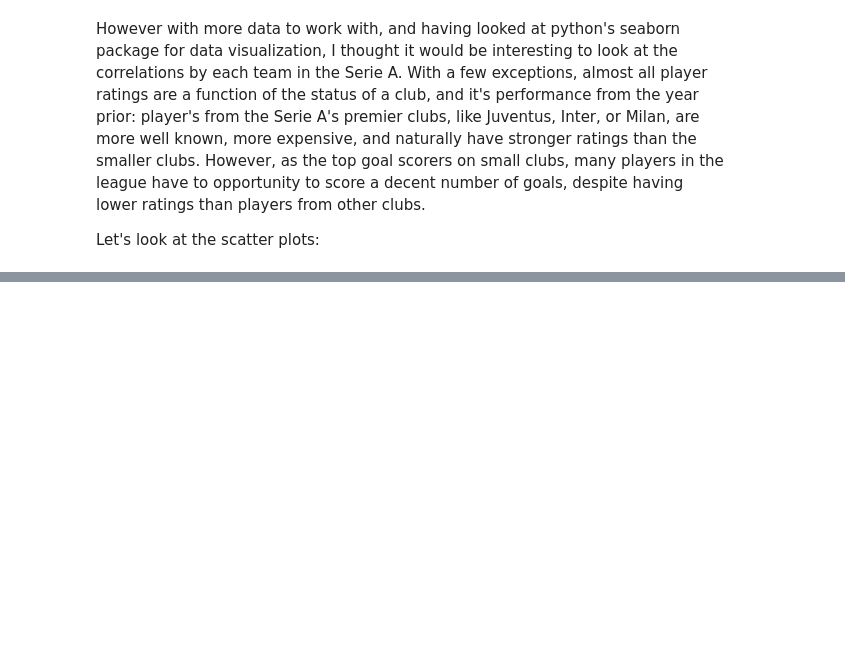
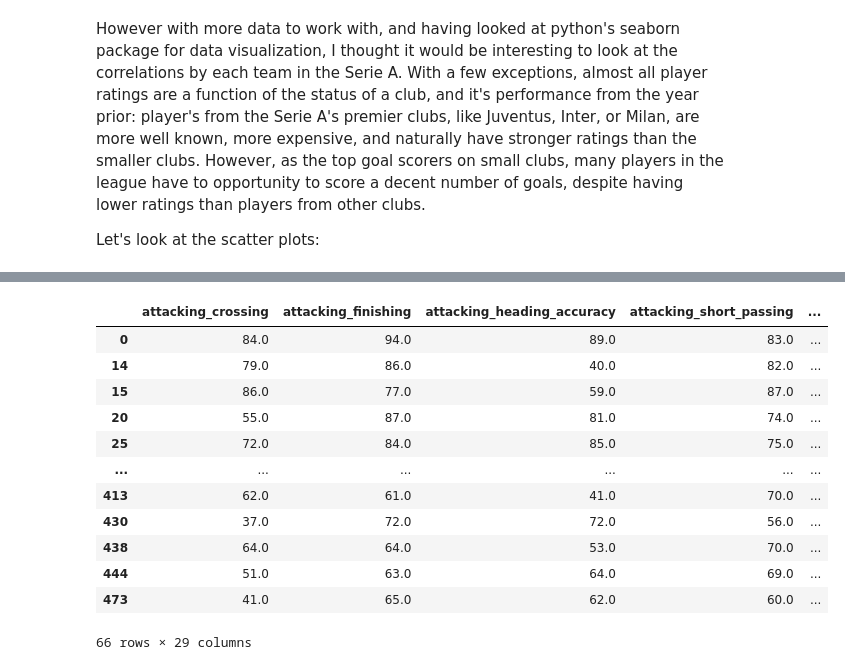
Before and after one commit to chaltaim/MJCRepo, a Jupyter notebook: SerieA2015-2020.ipynb, the cells around one changed output, grey strips where cells are left out. Cells and saved outputs as stored; diff of their text form; code cells hidden in the pictures; blank space fills up the shorter version.

```diff
--- a/SerieA2015-2020.ipynb
+++ b/SerieA2015-2020.ipynb
@@ -341,0 +338,17 @@ sns.relplot(
+# %%
+dfTemp2 = df1520ST[df1520ST['season1'] == 2020]
+dfTemp2[attributes]
+# %% [output]
+|  | attacking_crossing | attacking_finishing | attacking_heading_accuracy | attacking_short_passing | ... |
+| 0 | 84.0 | 94.0 | 89.0 | 83.0 | ... |
+| 14 | 79.0 | 86.0 | 40.0 | 82.0 | ... |
+| 15 | 86.0 | 77.0 | 59.0 | 87.0 | ... |
+| 20 | 55.0 | 87.0 | 81.0 | 74.0 | ... |
+| 25 | 72.0 | 84.0 | 85.0 | 75.0 | ... |
+| ... | ... | ... | ... | ... | ... |
+| 413 | 62.0 | 61.0 | 41.0 | 70.0 | ... |
+| 430 | 37.0 | 72.0 | 72.0 | 56.0 | ... |
+| 438 | 64.0 | 64.0 | 53.0 | 70.0 | ... |
+| 444 | 51.0 | 63.0 | 64.0 | 69.0 | ... |
+| 473 | 41.0 | 65.0 | 62.0 | 60.0 | ... |
+66 rows × 29 columns
```
Also changed, not shown: parts of 9 cells of this notebook.
